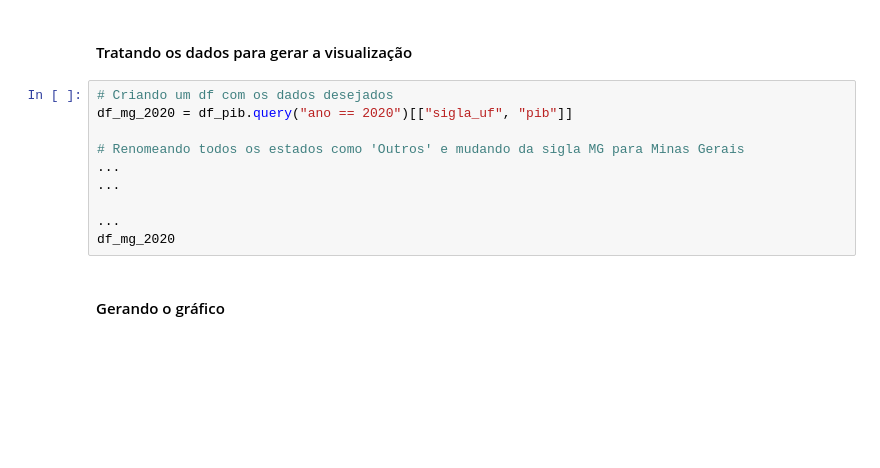
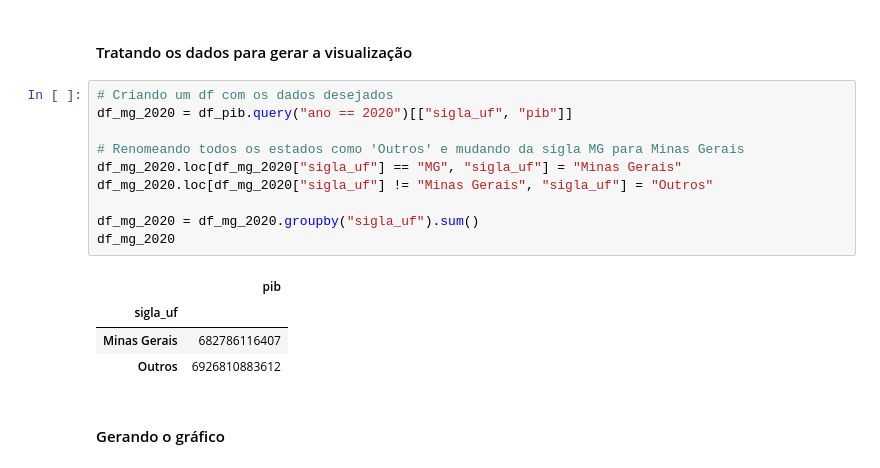
Before and after one commit to ledsouza/dataviz-graficos-composicao-relacionamento, a Jupyter notebook: Projeto.ipynb, the cells around one changed output. Drawn from its saved outputs; the diff is of its cells as text; blank space fills up the shorter version.

```diff
--- a/Projeto.ipynb
+++ b/Projeto.ipynb
@@ -300,13 +300,18 @@ Como sugestão, podemos testar adicionando os valores absolutos do PIB das regi
 # %%
 # Criando um df com os dados desejados
 df_mg_2020 = df_pib.query("ano == 2020")[["sigla_uf", "pib"]]
 
 # Renomeando todos os estados como 'Outros' e mudando da sigla MG para Minas Gerais
-...
-...
+df_mg_2020.loc[df_mg_2020["sigla_uf"] == "MG", "sigla_uf"] = "Minas Gerais"
+df_mg_2020.loc[df_mg_2020["sigla_uf"] != "Minas Gerais", "sigla_uf"] = "Outros"
 
-...
+df_mg_2020 = df_mg_2020.groupby("sigla_uf").sum()
 df_mg_2020
+# %% [output]
+|  | pib |
+| sigla_uf |  |
+| Minas Gerais | 682786116407 |
+| Outros | 6926810883612 |
 # %% [markdown]
 #### Gerando o gráfico
 # %%
```
Also changed, not shown: parts of 1 cell of this notebook.
